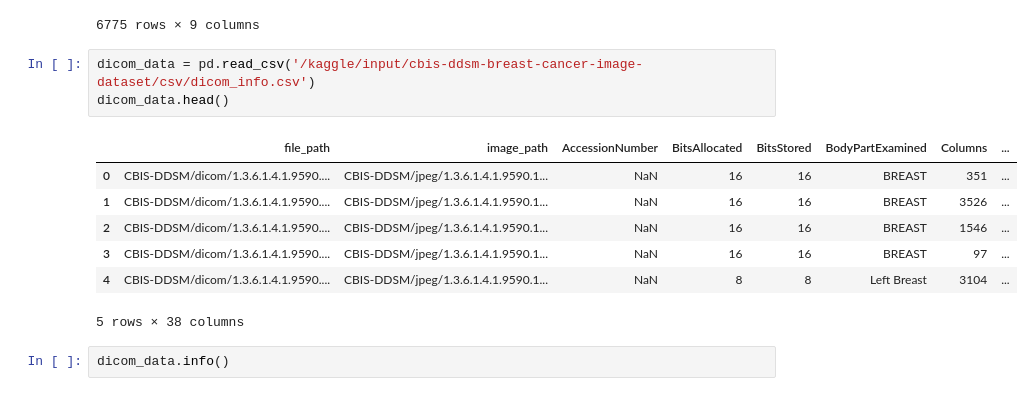
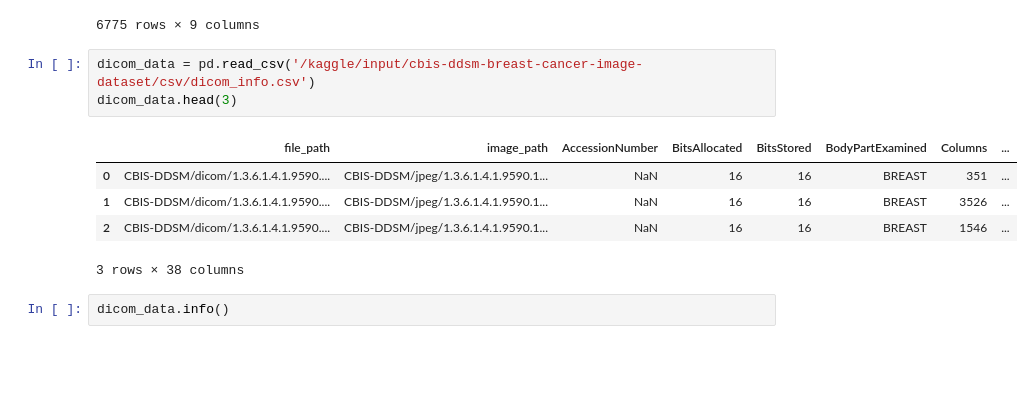
Before and after one commit to kiboiWanjohi/mammo, a Jupyter notebook: densenet169-cbis-ddsm-no-val-loss.ipynb, the cells around one changed output. Drawn from its saved outputs; the diff is of its cells as text; blank space fills up the shorter version.

Commit message:
Kaggle Notebook | DenseNet169_CBIS-DDSM - no val_loss | Version 4 cell 66

```diff
--- a/densenet169-cbis-ddsm-no-val-loss.ipynb
+++ b/densenet169-cbis-ddsm-no-val-loss.ipynb
@@ -83,15 +83,13 @@ df_meta
 6775 rows × 9 columns
 # %%
 dicom_data = pd.read_csv('/kaggle/input/cbis-ddsm-breast-cancer-image-dataset/csv/dicom_info.csv')
-dicom_data.head()
+dicom_data.head(3)
 # %% [output]
 |  | file_path | image_path | AccessionNumber | BitsAllocated | BitsStored | BodyPartExamined | Columns | ... |
 | 0 | CBIS-DDSM/dicom/1.3.6.1.4.1.9590.... | CBIS-DDSM/jpeg/1.3.6.1.4.1.9590.1... | NaN | 16 | 16 | BREAST | 351 | ... |
 | 1 | CBIS-DDSM/dicom/1.3.6.1.4.1.9590.... | CBIS-DDSM/jpeg/1.3.6.1.4.1.9590.1... | NaN | 16 | 16 | BREAST | 3526 | ... |
 | 2 | CBIS-DDSM/dicom/1.3.6.1.4.1.9590.... | CBIS-DDSM/jpeg/1.3.6.1.4.1.9590.1... | NaN | 16 | 16 | BREAST | 1546 | ... |
-| 3 | CBIS-DDSM/dicom/1.3.6.1.4.1.9590.... | CBIS-DDSM/jpeg/1.3.6.1.4.1.9590.1... | NaN | 16 | 16 | BREAST | 97 | ... |
-| 4 | CBIS-DDSM/dicom/1.3.6.1.4.1.9590.... | CBIS-DDSM/jpeg/1.3.6.1.4.1.9590.1... | NaN | 8 | 8 | Left Breast | 3104 | ... |
-5 rows × 38 columns
+3 rows × 38 columns
 # %%
 dicom_data.info()
 # %% [output]
```
Also changed, not shown: parts of 28 cells of this notebook.
